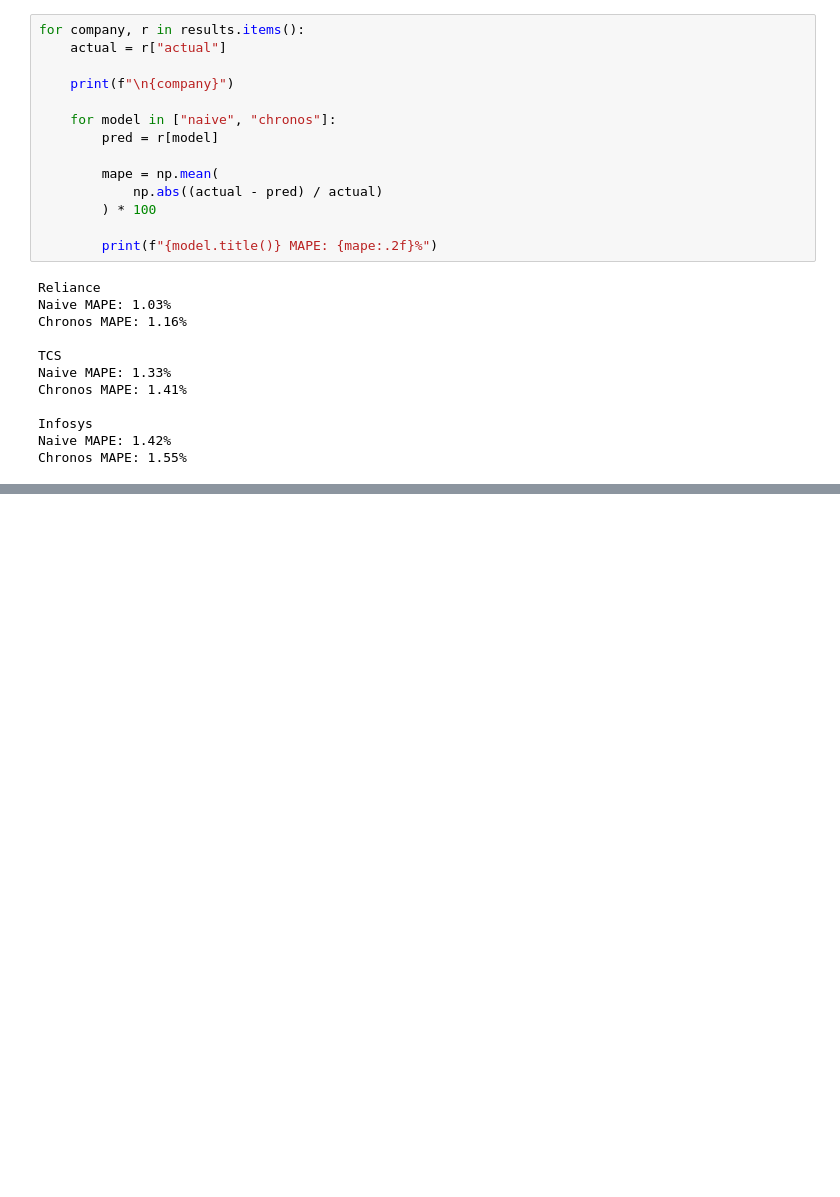
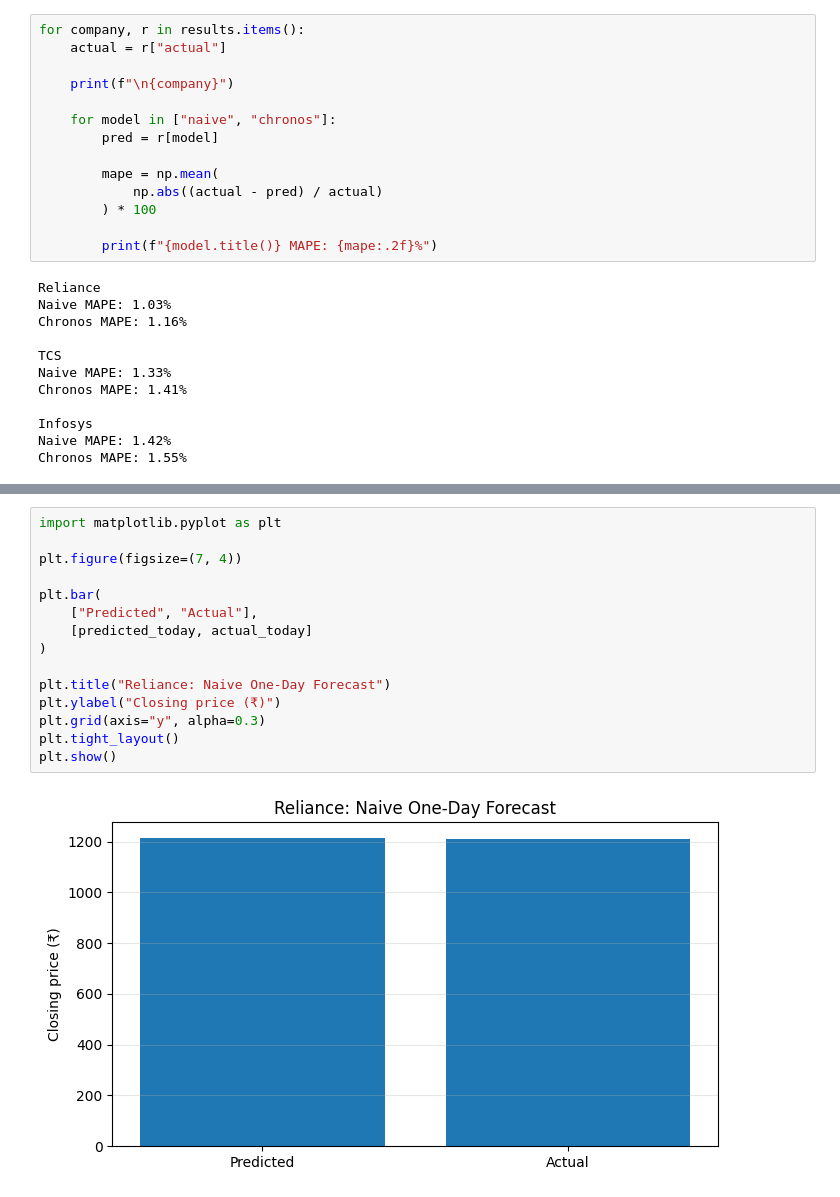
Before and after one commit to priyansh-commits/Deep_Learning, a Jupyter notebook: stock_price_prediction.ipynb, the cells around one changed output, grey strips where cells are left out. Cells and saved outputs as stored; diff of their text form; blank space fills up the shorter version.

```diff
--- a/stock_price_prediction.ipynb
+++ b/stock_price_prediction.ipynb
@@ -951,0 +991,17 @@ Chronos MAPE: 1.55%
+# %%
+import matplotlib.pyplot as plt
+
+plt.figure(figsize=(7, 4))
+
+plt.bar(
+    ["Predicted", "Actual"],
+    [predicted_today, actual_today]
+)
+
+plt.title("Reliance: Naive One-Day Forecast")
+plt.ylabel("Closing price (₹)")
+plt.grid(axis="y", alpha=0.3)
+plt.tight_layout()
+plt.show()
+# %% [output]
+[figure, added]
```
Also changed, not shown: parts of 4 cells of this notebook.
